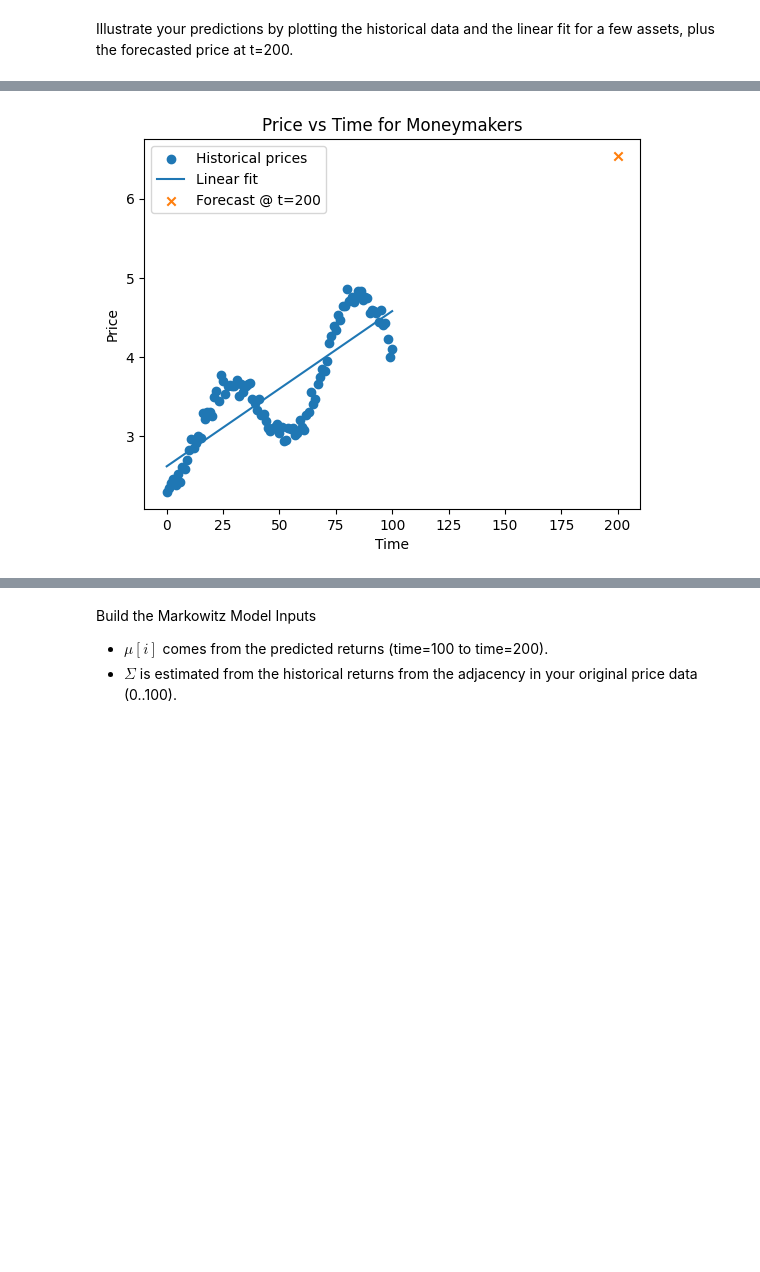
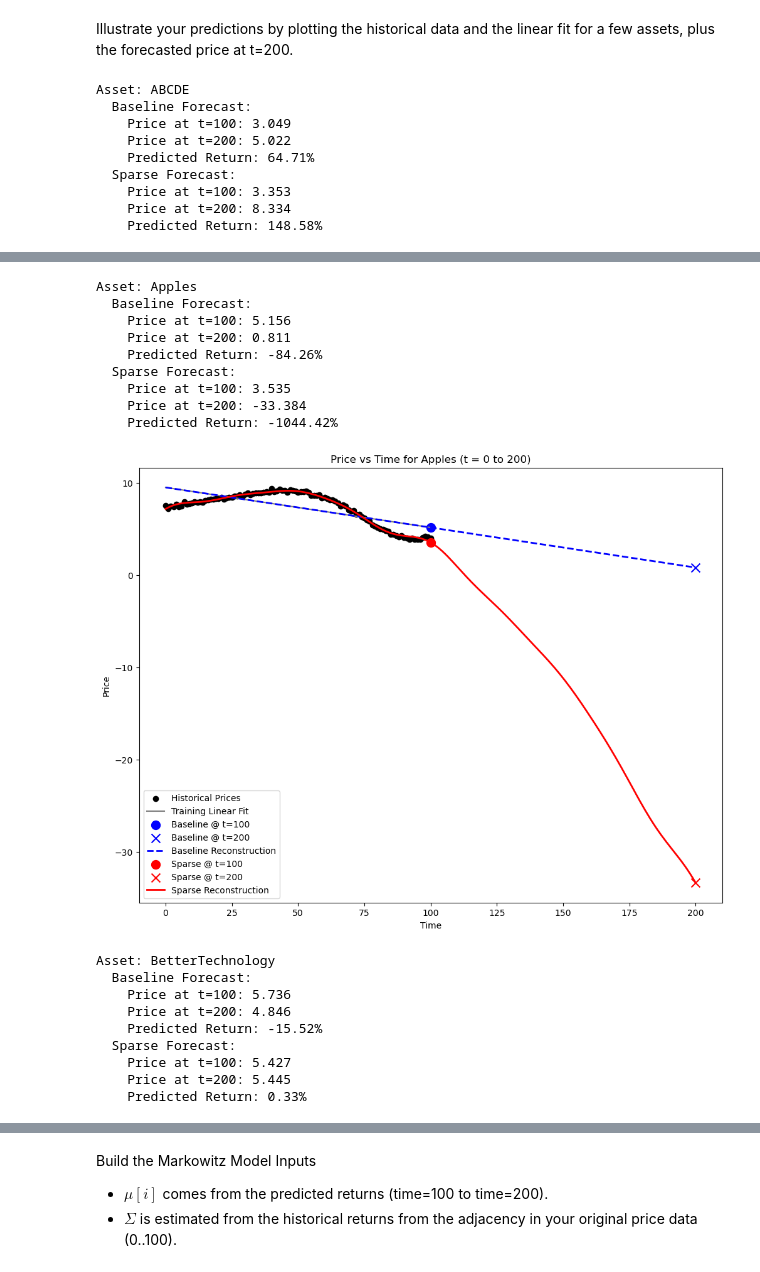
Before and after one commit to dromaniv/multiple-objective-optimization, a Jupyter notebook: script.ipynb, the cells around one changed output, grey strips where cells are left out. Cells and saved outputs as stored; diff of their text form; code cells hidden in the pictures; blank space fills up the shorter version.

Commit message:
feat: fourier baseline solution

```diff
--- a/script.ipynb
+++ b/script.ipynb
@@ -241,28 +505,61 @@ Asset: Fuel4
 # %% [markdown]
 Illustrate your predictions by plotting the historical data and the linear fit for a few assets, plus the forecasted price at t=200.
 # %%
-################################################################################
-# CELL 4: Illustrate Predictions
-#   - Let's plot the linear fit vs. actual data for a couple of assets.
-################################################################################
+import matplotlib.pyplot as plt
+import numpy as np
 
+methods = list(results.keys())  # e.g., ["baseline", "sparse"]
 num_to_plot = min(3, len(asset_names))
+
 for i in range(num_to_plot):
+    asset = asset_names[i]
     times = np.array(asset_times[i])
     prices = np.array(asset_prices[i])
-    coeffs = np.polyfit(times, prices, deg=1)
+
+    # Print forecast predictions for the asset.
+    print(f"\nAsset: {asset}")
+    for method in methods:
+        res = results[method][asset]
+        print(f"  {method.capitalize()} Forecast:")
+        print(f"    Price at t=100: {res['price_at_training']:.3f}")
+        print(f"    Price at t=200: {res['price_at_forecast']:.3f}")
+        print(f"    Predicted Return: {res['predicted_return']:.2%}")
+
+    # Compute a training linear fit on historical data (t <= 100) for reference.
+    mask_train = times <= 100
+    coeffs = np.polyfit(times[mask_train], prices[mask_train], deg=1)
     fit_line = np.polyval(coeffs, times)
 
-    plt.figure()
-    plt.scatter(times, prices, label="Historical prices")
-    plt.plot(times, fit_line, label="Linear fit")
+    plt.figure(figsize=(12,9))
+    plt.scatter(times, prices, label="Historical Prices", color="black")
+    plt.plot(times, fit_line, label="Training Linear Fit", color="gray")
 
-    price_200 = np.polyval(coeffs, 200)
-    plt.scatter([200], [price_200], marker='x', label="Forecast @ t=200")
+    # Plot forecast markers for each method.
+    colors = {"baseline": "blue", "sparse": "red"}
+    markers = {"baseline": {"t100": "o", "t200": "x"}, "sparse": {"t100": "o", "t200": "x"}}
+    for method in methods:
+        res = results[method][asset]
+        plt.scatter([100], [res["price_at_training"]], marker=markers[method]["t100"],
+                    color=colors[method], s=100, label=f"{method.capitalize()} @ t=100")
+        plt.scatter([200], [res["price_at_forecast"]], marker=markers[method]["t200"],
+                    color=colors[method], s=100, label=f"{method.capitalize()} @ t=200")
+        recon_times, reconstruction = results[method][asset]["full_reconstruction"]
+        linestyle = "--" if method == "baseline" else "-"
+        plt.plot(recon_times, reconstruction, label=f"{method.capitalize()} Reconstruction",
+                 color=colors[method], linestyle=linestyle, linewidth=2)
 
-    plt.title(f"Price vs Time for {asset_names[i]}")
+    plt.title(f"Price vs Time for {asset} (t = 0 to 200)")
     plt.xlabel("Time")
     plt.ylabel("Price")
     plt.legend()
     plt.show()
 # %% [output]
+Asset: ABCDE
+  Baseline Forecast:
+    Price at t=100: 3.049
+    Price at t=200: 5.022
+    Predicted Return: 64.71%
+  Sparse Forecast:
+    Price at t=100: 3.353
+    Price at t=200: 8.334
+    Predicted Return: 148.58%
@@ -270 +567,19 @@ for i in range(num_to_plot):
+Asset: Apples
+  Baseline Forecast:
+    Price at t=100: 5.156
+    Price at t=200: 0.811
+    Predicted Return: -84.26%
+  Sparse Forecast:
+    Price at t=100: 3.535
+    Price at t=200: -33.384
+    Predicted Return: -1044.42%
-[figure, old version]
+[figure, new version]
+Asset: BetterTechnology
+  Baseline Forecast:
+    Price at t=100: 5.736
+    Price at t=200: 4.846
+    Predicted Return: -15.52%
+  Sparse Forecast:
+    Price at t=100: 5.427
+    Price at t=200: 5.445
+    Predicted Return: 0.33%
```
Also changed, not shown: parts of 8 cells of this notebook.
